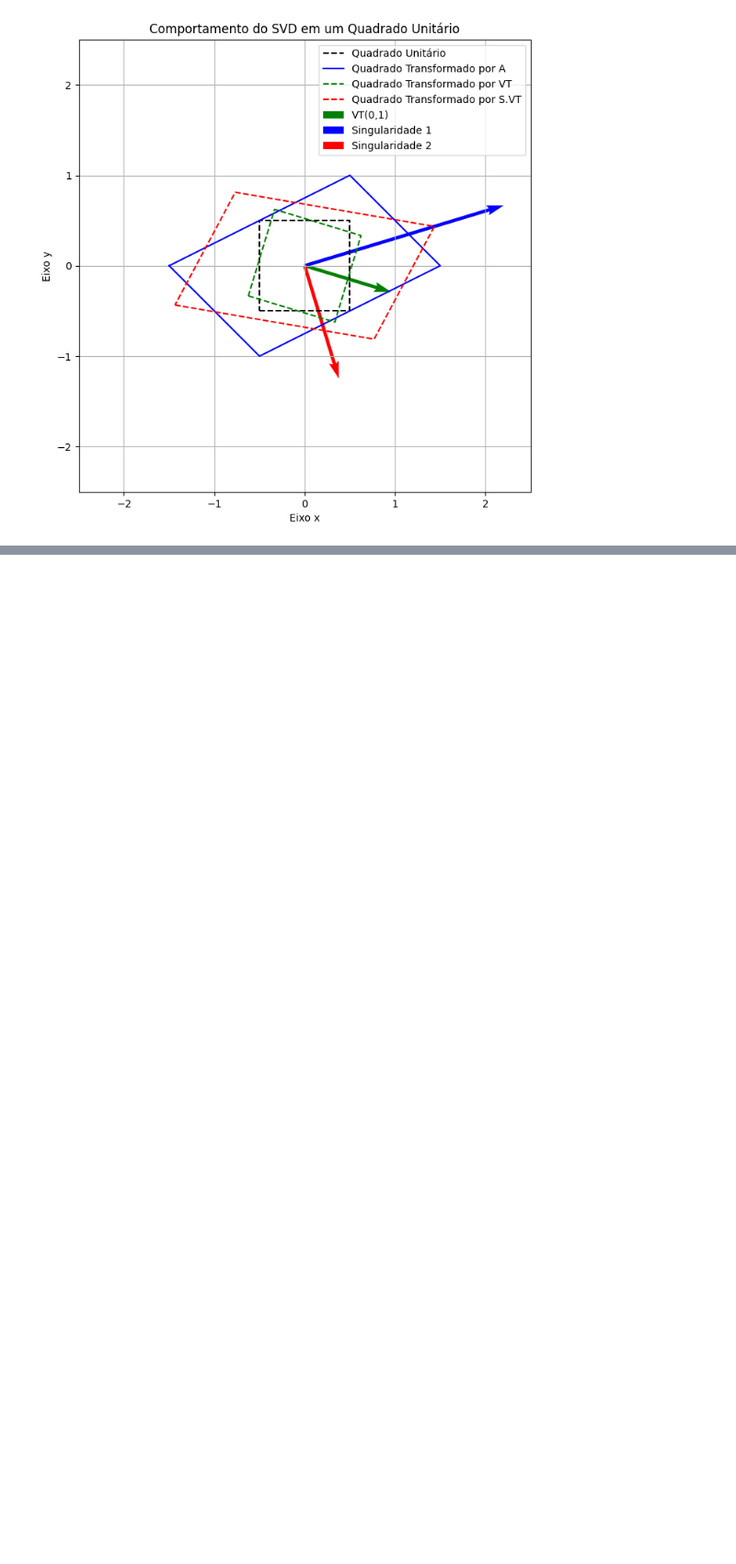
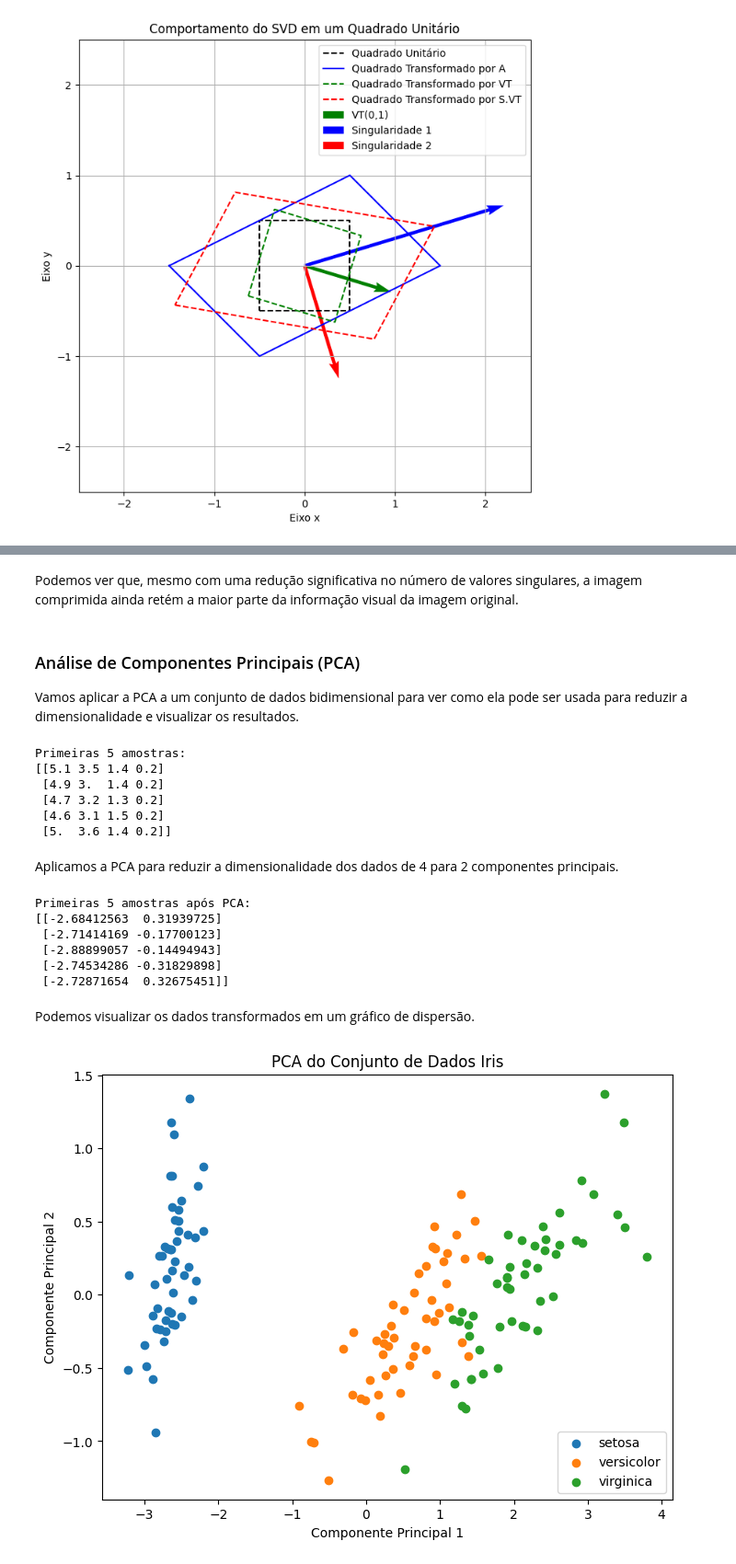
Before and after one commit to JunioCesarFerreira/SVD-Demystified, a Jupyter notebook: notebook.ipynb, the cells around one changed output, grey strips where cells are left out. Shown: that part at 92% size. Drawn from its saved outputs; the diff is of its cells as text; code cells hidden in the pictures; blank space fills up the shorter version.

```diff
--- a/notebook.ipynb
+++ b/notebook.ipynb
@@ -461,0 +508,59 @@ O SVD é amplamente utilizado em compressão de dados, redução de ruído em si
+# %% [markdown]
+Podemos ver que, mesmo com uma redução significativa no número de valores singulares, a imagem comprimida ainda retém a maior parte da informação visual da imagem original.
+# %% [markdown]
+### Análise de Componentes Principais (PCA)
+
+Vamos aplicar a PCA a um conjunto de dados bidimensional para ver como ela pode ser usada para reduzir a dimensionalidade e visualizar os resultados.
+# %%
+import numpy as np
+import matplotlib.pyplot as plt
+from sklearn.decomposition import PCA
+from sklearn.datasets import load_iris
+
+# Carregar o conjunto de dados Iris
+iris = load_iris()
+X = iris.data
+y = iris.target
+
+# Exibir as primeiras 5 amostras
+print("Primeiras 5 amostras:")
+print(X[:5])
+# %% [output]
+Primeiras 5 amostras:
+[[5.1 3.5 1.4 0.2]
+ [4.9 3.  1.4 0.2]
+ [4.7 3.2 1.3 0.2]
+ [4.6 3.1 1.5 0.2]
+ [5.  3.6 1.4 0.2]]
+# %% [markdown]
+Aplicamos a PCA para reduzir a dimensionalidade dos dados de 4 para 2 componentes principais.
+# %%
+# Aplicar PCA para reduzir a dimensionalidade para 2 componentes principais
+pca = PCA(n_components=2)
+X_pca = pca.fit_transform(X)
+
+# Exibir as primeiras 5 amostras transformadas
+print("Primeiras 5 amostras após PCA:")
+print(X_pca[:5])
+# %% [output]
+Primeiras 5 amostras após PCA:
+[[-2.68412563  0.31939725]
+ [-2.71414169 -0.17700123]
+ [-2.88899057 -0.14494943]
+ [-2.74534286 -0.31829898]
+ [-2.72871654  0.32675451]]
+# %% [markdown]
+Podemos visualizar os dados transformados em um gráfico de dispersão.
+# %%
+# Visualizar os resultados
+plt.figure(figsize=(8, 6))
+for i, target_name in enumerate(iris.target_names):
+    plt.scatter(X_pca[y == i, 0], X_pca[y == i, 1], label=target_name)
+
+plt.xlabel("Componente Principal 1")
+plt.ylabel("Componente Principal 2")
+plt.legend()
+plt.title("PCA do Conjunto de Dados Iris")
+plt.show()
+# %% [output]
+[figure, added]
```
Also changed, not shown: parts of 12 cells of this notebook, 2 other files.
